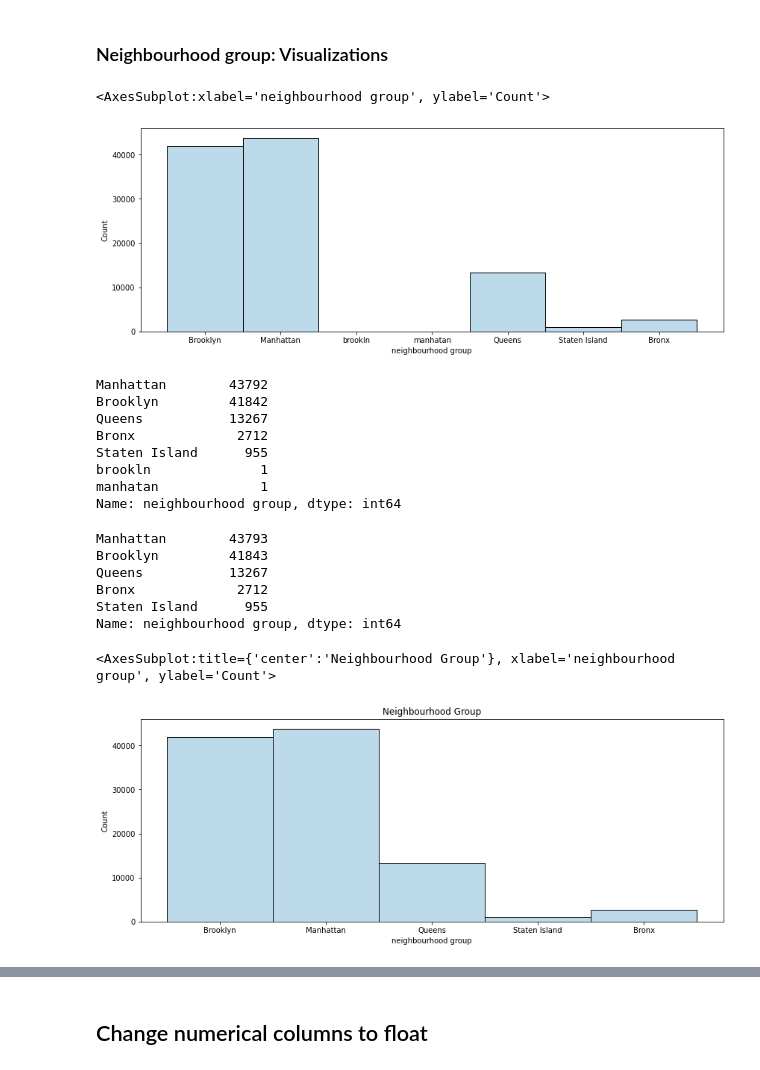
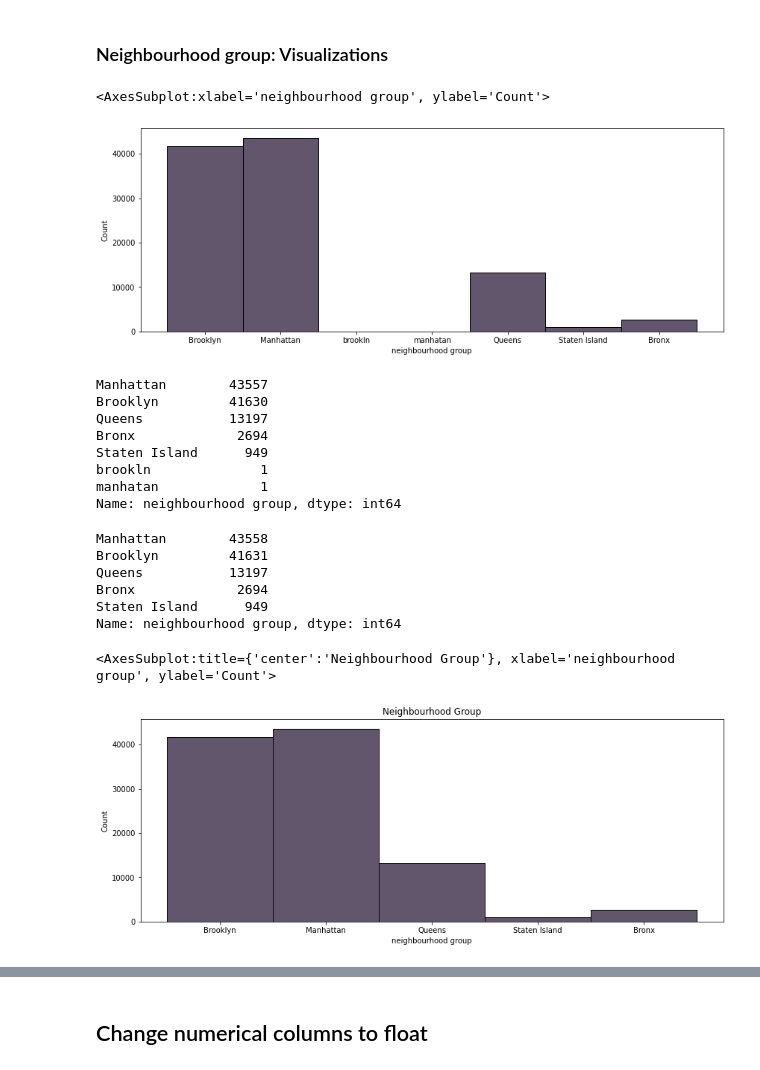
Before and after one commit to mlyngholm/AirBnb, a Jupyter notebook: AirBnb.ipynb, the cells around one changed output, grey strips where cells are left out. Drawn from its saved outputs; the diff is of its cells as text; code cells hidden in the pictures.

```diff
--- a/AirBnb.ipynb
+++ b/AirBnb.ipynb
@@ -6,8 +6,9 @@ import numpy as np
 import seaborn as sns
 import matplotlib.pyplot as plt
 # %%
+sns.set_palette('mako')
 df = pd.read_csv("Airbnb_Open_Data.csv")
-df
+df.head()
 # %% [output]
 |  | id | NAME | host id | host_identity_verified | host name | neighbourhood group | neighbourhood | ... |
 | 0 | 1001254 | Clean & quiet apt home by the park | 80014485718 | unconfirmed | Madaline | Brooklyn | Kensington | ... |
@@ -48,7 +43,7 @@ memory usage: 20.4+ MB
 Drop unnecesary columns
 # %%
 df = df.drop(columns=['license', 'id', 'host name', 'NAME', 'house_rules', 'instant_bookable', 'Construction year',
-                     'calculated host listings count'])
+                     'calculated host listings count', 'availability 365', 'minimum nights', 'host_identity_verified'])
 # %%
 df.info()
 # %% [output]
@@ -122,0 +118,2 @@ Missing data
+# %%
+df.drop_duplicates(inplace=True)
@@ -294,20 +276,19 @@ memory usage: 11.7+ MB
 # %% [markdown]
 ### Neighbourhood group: Visualizations
 # %%
-sns.set_palette("Paired")
 plt.figure(figsize=(14,5))
 sns.histplot(data = df, x="neighbourhood group")
 # %% [output]
 <AxesSubplot:xlabel='neighbourhood group', ylabel='Count'>
-[figure, old version]
+[figure, new version]
 # %%
 df['neighbourhood group'].value_counts()
 # %% [output]
-Manhattan        43792
-Brooklyn         41842
-Queens           13267
-Bronx             2712
-Staten Island      955
+Manhattan        43557
+Brooklyn         41630
+Queens           13197
+Bronx             2694
+Staten Island      949
 brookln              1
 manhatan             1
 Name: neighbourhood group, dtype: int64
@@ -316,11 +297,11 @@ df['neighbourhood group'] = df['neighbourhood group'].replace({'brookln': 'Brook
 # %%
 df['neighbourhood group'].value_counts()
 # %% [output]
-Manhattan        43793
-Brooklyn         41843
-Queens           13267
-Bronx             2712
-Staten Island      955
+Manhattan        43558
+Brooklyn         41631
+Queens           13197
+Bronx             2694
+Staten Island      949
 Name: neighbourhood group, dtype: int64
 # %%
 plt.figure(figsize=(14,5))
@@ -328,4 +309,4 @@ plt.title("Neighbourhood Group")
 sns.histplot(data = df, x="neighbourhood group")
 # %% [output]
 <AxesSubplot:title={'center':'Neighbourhood Group'}, xlabel='neighbourhood group', ylabel='Count'>
-[figure, old version]
+[figure, new version]
```
Also changed, not shown: parts of 48 cells of this notebook.
